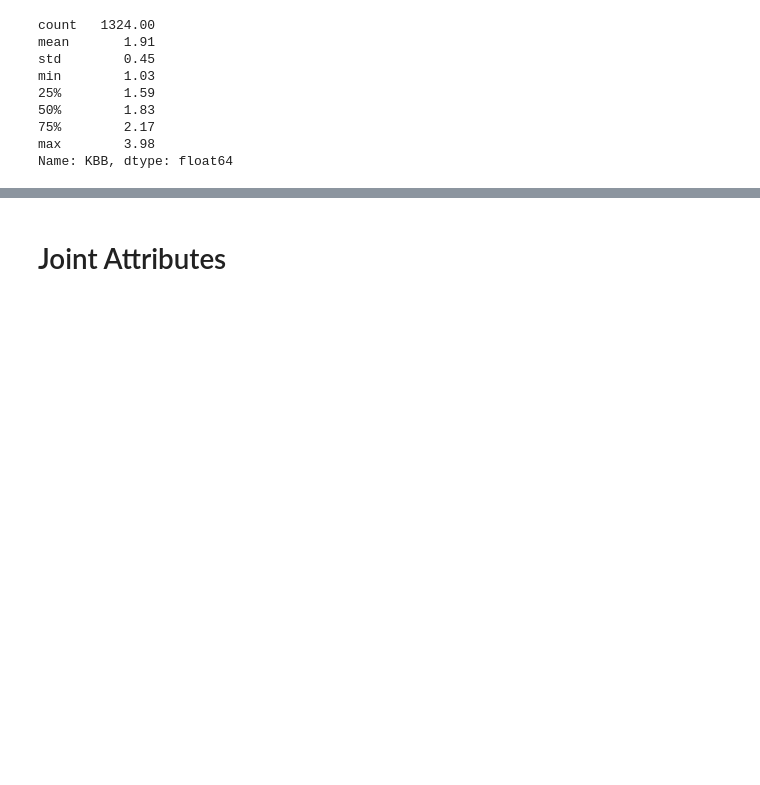
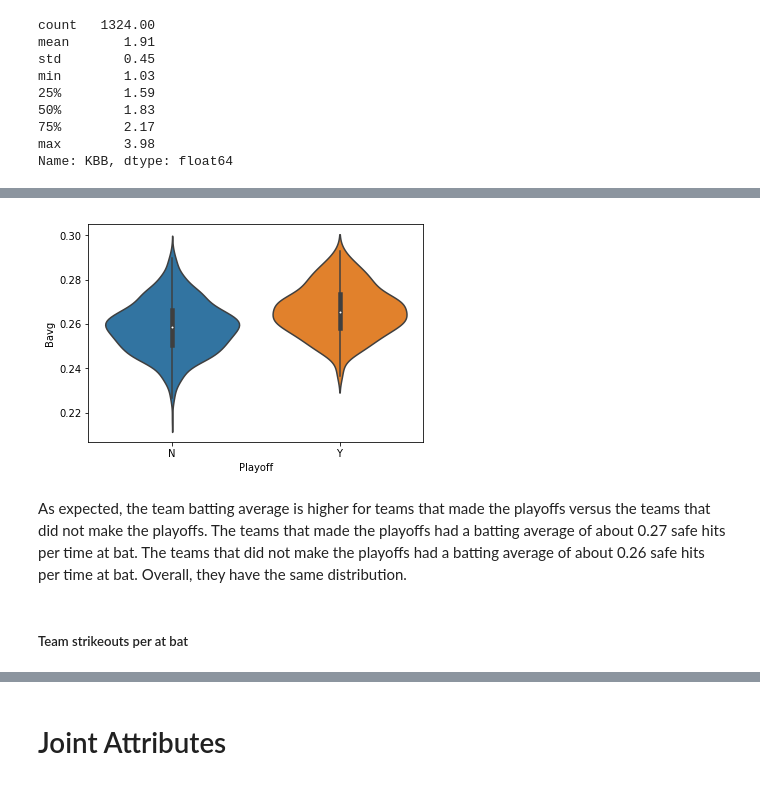
Before and after one commit to georgesturrock/7331_Lab1, a Jupyter notebook: Team2_Lab1.ipynb, the cells around one changed output, grey strips where cells are left out. Saved outputs shown, nothing was run; the diff lists cells and outputs as text; code cells hidden in the pictures; blank space fills up the shorter version.

```diff
--- a/Team2_Lab1.ipynb
+++ b/Team2_Lab1.ipynb
@@ -464,0 +480,9 @@ Name: KBB, dtype: float64
+# %%
+sns.violinplot(x =teams2Plus["Playoff"] ,y = teams2Plus["Bavg"], scale_hue=False)
+plt.show()
+# %% [output]
+[figure, added]
+# %% [markdown]
+As expected, the team batting average is higher for teams that made the playoffs versus the teams that did not make the playoffs. The teams that made the playoffs had a batting average of about 0.27 safe hits per time at bat. The teams that did not make the playoffs had a batting average of about 0.26 safe hits per time at bat. Overall, they have the same distribution.
+# %% [markdown]
+##### Team strikeouts per at bat
```
Also changed, not shown: parts of 10 cells of this notebook.
